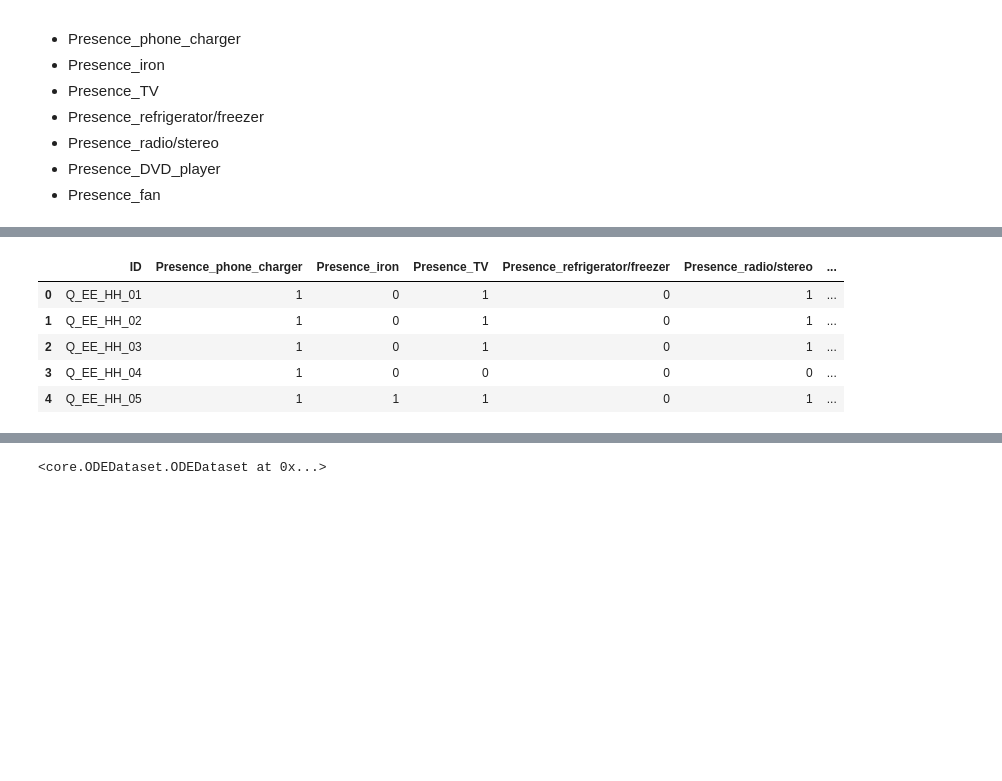
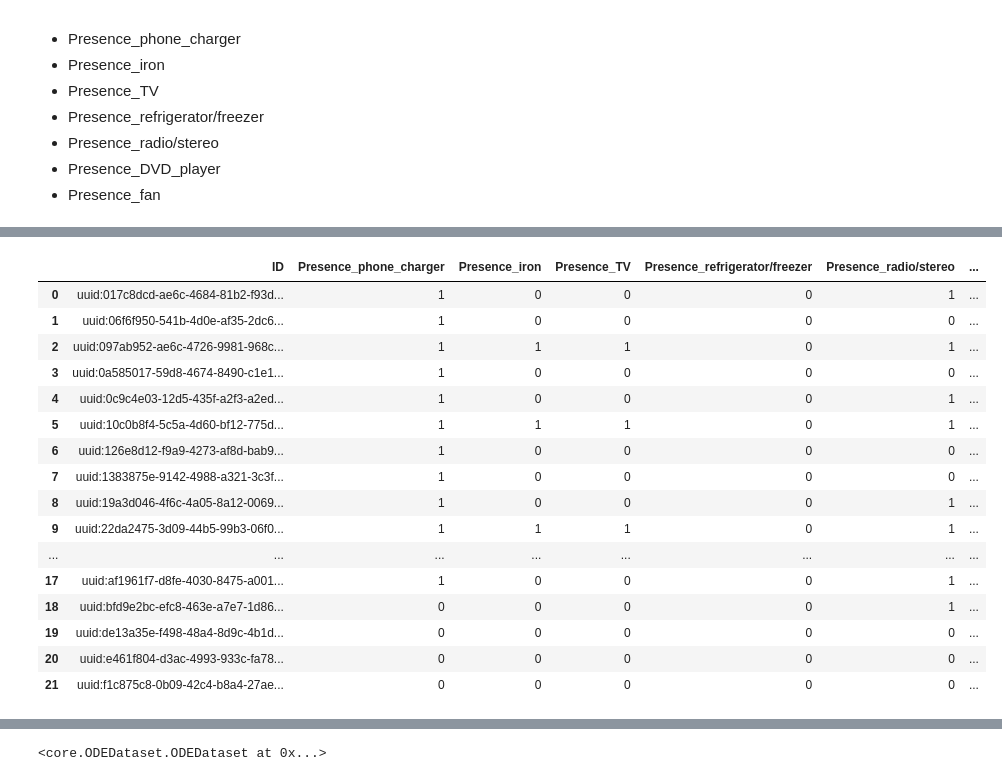
Before and after one commit to SESAM-Polimi/offgrid-demand-estimation, a Jupyter notebook: datasets/CEFA_Tanzania/2017_EE.ipynb, the cells around one changed output, grey strips where cells are left out. Cells and saved outputs as stored; diff of their text form; code cells hidden in the pictures; blank space fills up the shorter version.

```diff
--- a/datasets/CEFA_Tanzania/2017_EE.ipynb
+++ b/datasets/CEFA_Tanzania/2017_EE.ipynb
@@ -206,0 +259,14 @@ Q_Results_General.preview()
+# %%
+Q_General = Q_General.apply(common_modifiers.rename({
+    'HH_income': 'Income_of_household',
+    'HH_expenditure': 'Monthly_expenditure',
+}))
+# HH_with_home_business
+
+
+Q_General = Q_General.new_feature('HH_with_home_business',
+                                  common_modifiers.single_column_assignment('HH_business_old', '-', 'not_empty', 'Yes',
+                                                                            'No'))
+Q_General = Q_General.apply(common_modifiers.add_const_driver('Survey_date', '2017'))
+Q_General = Q_General.new_feature('Measurement_age', lambda x: float(x['Survey_date']) - float(x['Electricity_use-Acces_date']))
+Q_General.preview()
@@ -295,0 +324,3 @@ Appliances.preview()
+# %%
+Q_Appliances = HH_Appliances.concat(US_Appliances)
+Q_Appliances.preview()
@@ -296,34 +335,47 @@ Appliances.preview()
 # %%
-Appliances = Appliances.new_feature("Presence_phone_charger",appliances_modifiers.presence_appliances("Item", "Charger"))
+# presence_appliances(data,source,questionnaire,'2017_Q_nexus_HH_Appliances',hh,'Item','888','Charger','presence')
+Q_Appliances = Q_Appliances.new_feature("Presence_phone_charger",
+                                    appliances_modifiers.presence_appliances("Item", "Charger"))
 
-Appliances = Appliances.new_feature("Presence_iron",appliances_modifiers.presence_appliances("Item", "Iron"))
+Q_Appliances = Q_Appliances.new_feature("Presence_iron", appliances_modifiers.presence_appliances("Item", "Iron"))
 
-Appliances = Appliances.new_feature("Presence_TV",appliances_modifiers.presence_appliances("Item", "TV"))
+Q_Appliances = Q_Appliances.new_feature("Presence_TV", appliances_modifiers.presence_appliances("Item", "TV"))
 
-Appliances = Appliances.new_feature("Presence_refrigerator/freezer",
+Q_Appliances = Q_Appliances.new_feature("Presence_refrigerator/freezer",
                                     appliances_modifiers.presence_appliances("Item", "Refrigerator"))
 
-
-Appliances = Appliances.new_feature("Presence_stereo", lambda x: 0)
-Appliances = Appliances.new_feature("Presence_radio", appliances_modifiers.presence_appliances("Item", "Radio"))
-Appliances = Appliances.new_feature("Presence_radio/stereo",
+Q_Appliances = Q_Appliances.new_feature("Presence_stereo", appliances_modifiers.presence_appliances("Item", "Stereo"))
+Q_Appliances = Q_Appliances.new_feature("Presence_radio", appliances_modifiers.presence_appliances("Item", "Radio"))
+Q_Appliances = Q_Appliances.new_feature("Presence_radio/stereo",
                                     common_modifiers.multi_unify_presence(
                                         ['Presence_radio', 'Presence_stereo']))
 
-Appliances = Appliances.new_feature("Presence_DVD_player", lambda  x: 0)
-Appliances = Appliances.new_feature("Presence_fan", lambda  x: 0)
+Q_Appliances = Q_Appliances.new_feature("Presence_fan", appliances_modifiers.presence_appliances("Item", "Fan"))
+Q_Appliances = Q_Appliances.new_feature("Presence_DVD_player", lambda x: 0)
 
-Appliances = Appliances.select([
+
+Q_Appliances = Q_Appliances.select([
     ID_COL, "Presence_phone_charger", "Presence_iron", "Presence_TV", "Presence_refrigerator/freezer",
     "Presence_radio/stereo", "Presence_DVD_player", "Presence_fan"
 ])
 
-Appliances.preview()
+Q_Appliances.preview(1000)
 # %% [output]
 |  | ID | Presence_phone_charger | Presence_iron | Presence_TV | Presence_refrigerator/freezer | Presence_radio/stereo | ... |
-| 0 | Q_EE_HH_01 | 1 | 0 | 1 | 0 | 1 | ... |
-| 1 | Q_EE_HH_02 | 1 | 0 | 1 | 0 | 1 | ... |
-| 2 | Q_EE_HH_03 | 1 | 0 | 1 | 0 | 1 | ... |
-| 3 | Q_EE_HH_04 | 1 | 0 | 0 | 0 | 0 | ... |
-| 4 | Q_EE_HH_05 | 1 | 1 | 1 | 0 | 1 | ... |
+| 0 | uuid:017c8dcd-ae6c-4684-81b2-f93d... | 1 | 0 | 0 | 0 | 1 | ... |
+| 1 | uuid:06f6f950-541b-4d0e-af35-2dc6... | 1 | 0 | 0 | 0 | 0 | ... |
+| 2 | uuid:097ab952-ae6c-4726-9981-968c... | 1 | 1 | 1 | 0 | 1 | ... |
+| 3 | uuid:0a585017-59d8-4674-8490-c1e1... | 1 | 0 | 0 | 0 | 0 | ... |
+| 4 | uuid:0c9c4e03-12d5-435f-a2f3-a2ed... | 1 | 0 | 0 | 0 | 1 | ... |
+| 5 | uuid:10c0b8f4-5c5a-4d60-bf12-775d... | 1 | 1 | 1 | 0 | 1 | ... |
+| 6 | uuid:126e8d12-f9a9-4273-af8d-bab9... | 1 | 0 | 0 | 0 | 0 | ... |
+| 7 | uuid:1383875e-9142-4988-a321-3c3f... | 1 | 0 | 0 | 0 | 0 | ... |
+| 8 | uuid:19a3d046-4f6c-4a05-8a12-0069... | 1 | 0 | 0 | 0 | 1 | ... |
+| 9 | uuid:22da2475-3d09-44b5-99b3-06f0... | 1 | 1 | 1 | 0 | 1 | ... |
+| ... | ... | ... | ... | ... | ... | ... | ... |
+| 17 | uuid:af1961f7-d8fe-4030-8475-a001... | 1 | 0 | 0 | 0 | 1 | ... |
+| 18 | uuid:bfd9e2bc-efc8-463e-a7e7-1d86... | 0 | 0 | 0 | 0 | 1 | ... |
+| 19 | uuid:de13a35e-f498-48a4-8d9c-4b1d... | 0 | 0 | 0 | 0 | 0 | ... |
+| 20 | uuid:e461f804-d3ac-4993-933c-fa78... | 0 | 0 | 0 | 0 | 0 | ... |
+| 21 | uuid:f1c875c8-0b09-42c4-b8a4-27ae... | 0 | 0 | 0 | 0 | 0 | ... |
 # %%
```
Also changed, not shown: parts of 29 cells of this notebook, 3 other files.
